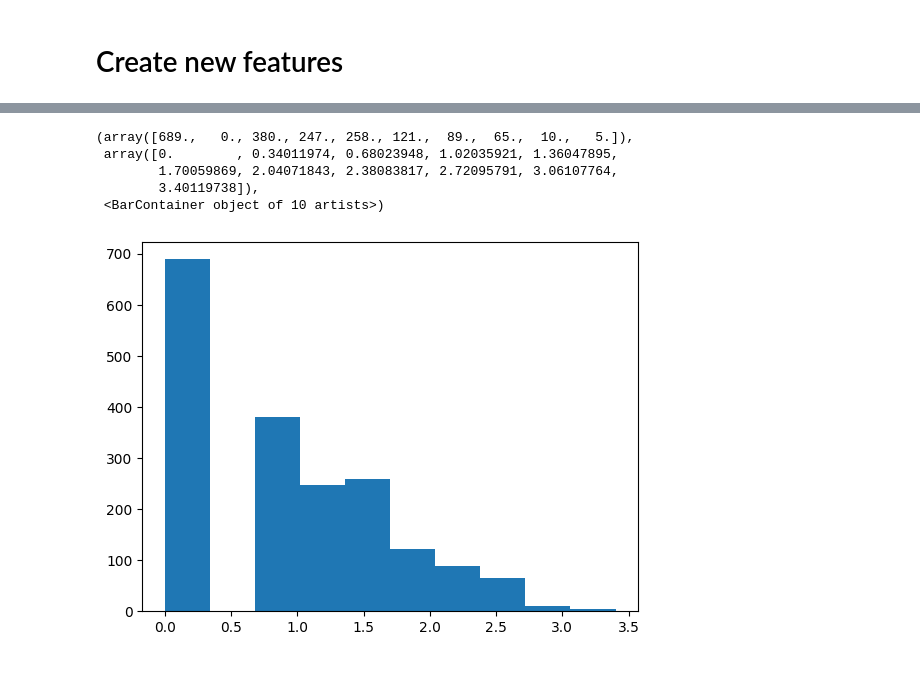
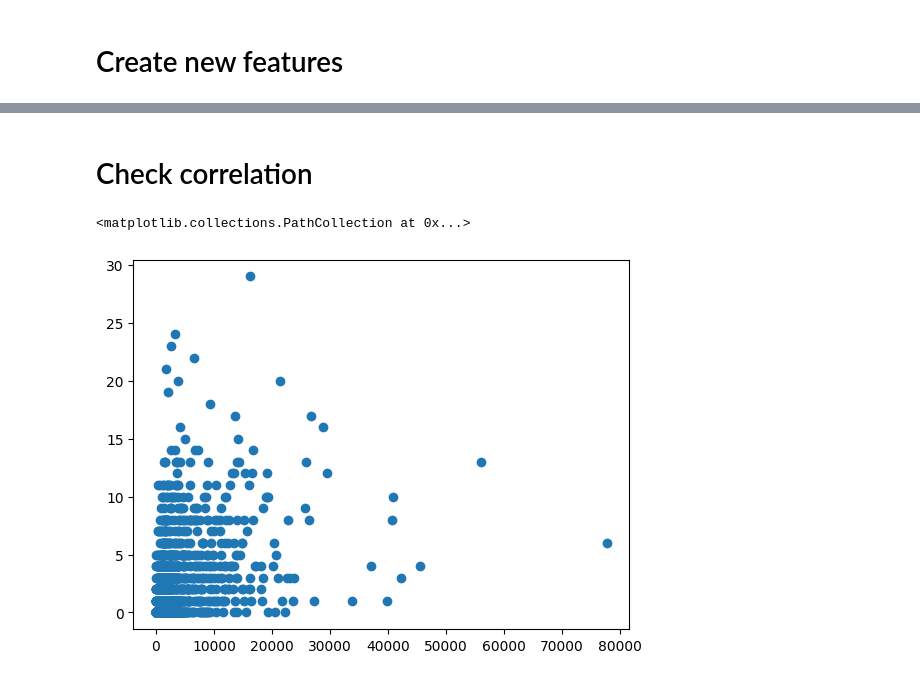
Before and after one commit to JuanJavierr/projet_methodes_avancees, a Jupyter notebook: eda.ipynb, the cells around one changed output, grey strips where cells are left out. Cells and saved outputs as stored; diff of their text form; code cells hidden in the pictures.

```diff
--- a/eda.ipynb
+++ b/eda.ipynb
@@ -102,0 +127,6 @@ df.sort_values("acc_rate")
+# %%
+# Reorder columns so that pi, acc and acc_rate are next to each other
+first_cols = ["rue_1", "rue_2", "int_no", "borough", "acc", "pi", "acc_rate", "ln_acc_rate"]
+df = df[first_cols + [c for c in df.columns if c not in first_cols]]
+
+df.sort_values("acc_rate", ascending=False).head(20)
@@ -115,9 +153,8 @@ plt.hist(df["acc"])
-# %%
-plt.hist(np.log1p(df["acc"]))
-# %% [output]
-(array([689.,   0., 380., 247., 258., 121.,  89.,  65.,  10.,   5.]),
- array([0.        , 0.34011974, 0.68023948, 1.02035921, 1.36047895,
-        1.70059869, 2.04071843, 2.38083817, 2.72095791, 3.06107764,
-        3.40119738]),
- <BarContainer object of 10 artists>)
-[figure, removed]
+# %% [markdown]
+# Check correlation
+# %%
+# Nuage de points pi vs. acc and show the line of best fit
+plt.scatter(df["pi"], df["acc"])
+# %% [output]
+<matplotlib.collections.PathCollection at 0x...>
+[figure, added]
```
Also changed, not shown: parts of 22 cells of this notebook, 9 other files.
